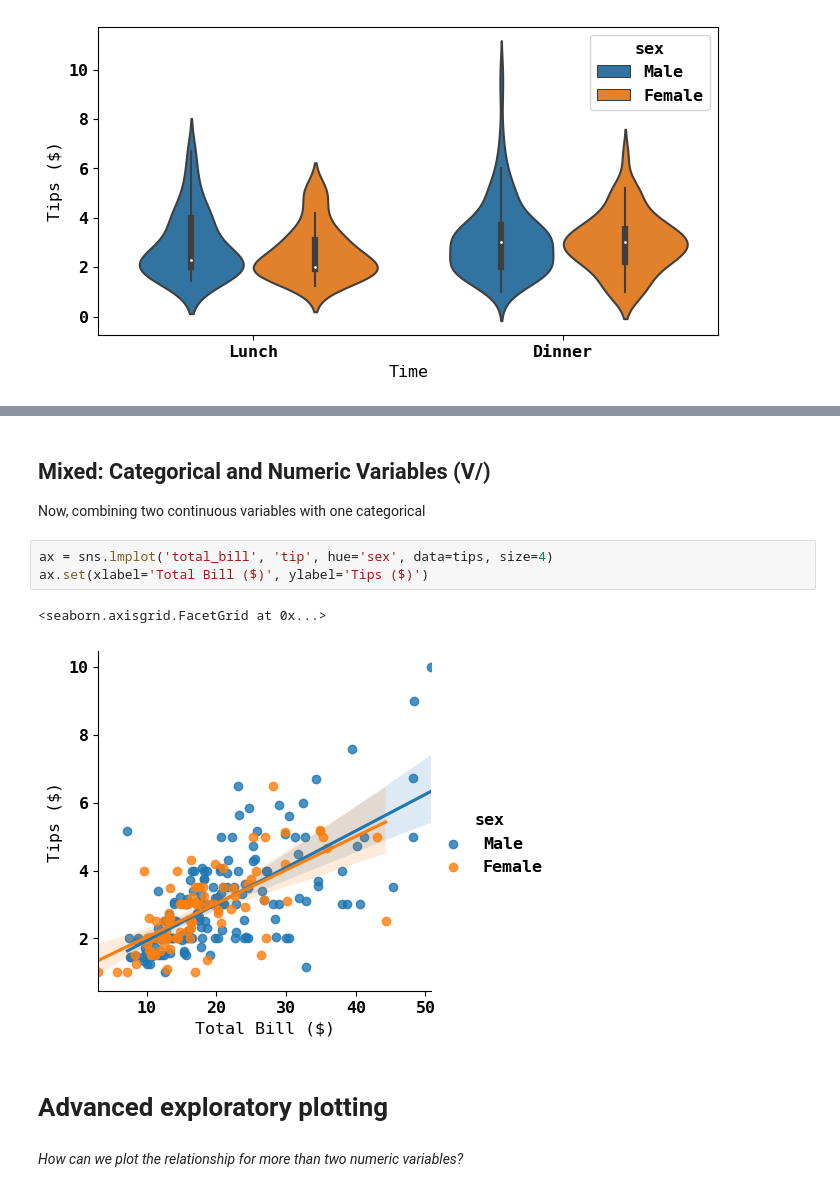
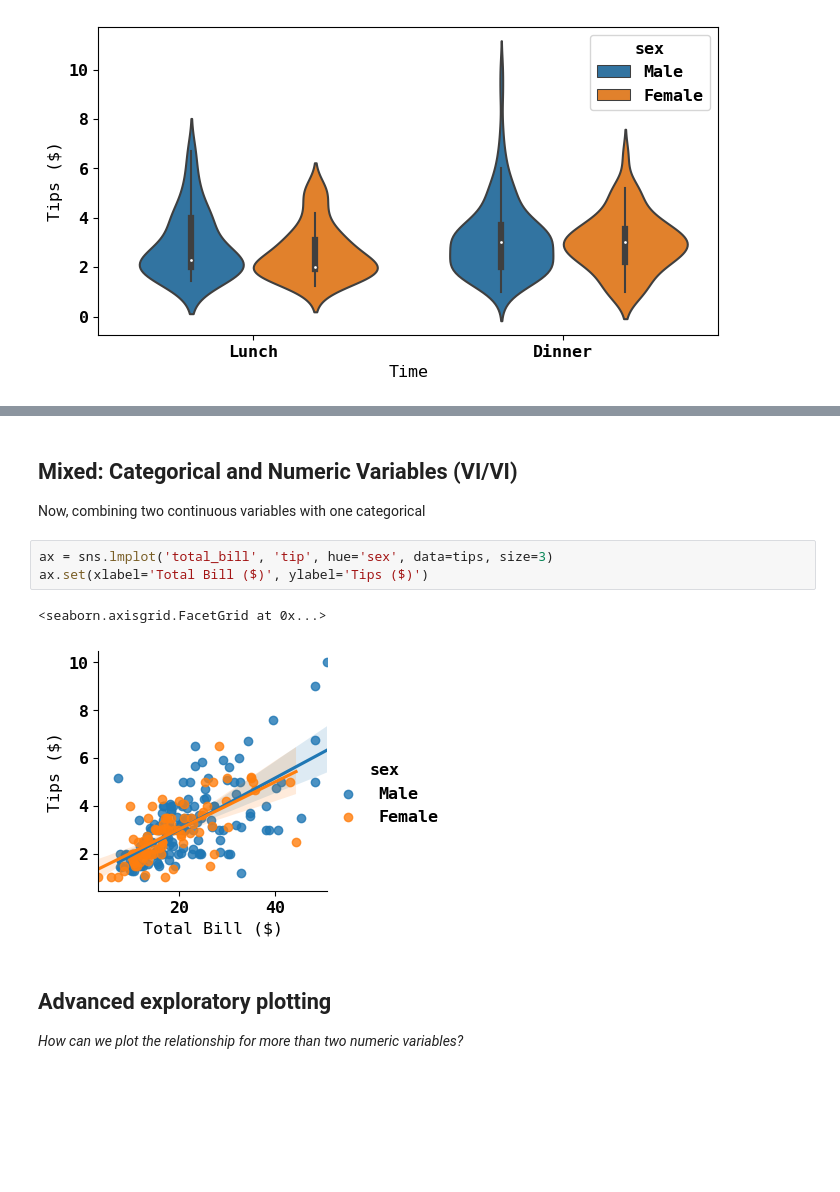
Before and after one commit to joachimkrasmussen/ISDS, a Jupyter notebook: session_3/module_3_slides.ipynb, the cells around one changed output, grey strips where cells are left out. Drawn from its saved outputs; the diff is of its cells as text; blank space fills up the shorter version.

```diff
--- a/session_3/module_3_slides.ipynb
+++ b/session_3/module_3_slides.ipynb
@@ -531,15 +534,15 @@ ax.set(xlabel='Time', ylabel='Tips ($)')
 # %% [markdown]
-## Mixed: Categorical and Numeric Variables (V/)
+## Mixed: Categorical and Numeric Variables (VI/VI)
 
 Now, combining two continuous variables with one categorical
 # %%
-ax = sns.lmplot('total_bill', 'tip', hue='sex', data=tips, size=4)
+ax = sns.lmplot('total_bill', 'tip', hue='sex', data=tips, size=3)
 ax.set(xlabel='Total Bill ($)', ylabel='Tips ($)')
 # %% [output]
 <seaborn.axisgrid.FacetGrid at 0x...>
-[figure, old version]
+[figure, new version]
-# %% [markdown]
-# Advanced exploratory plotting
 # %% [markdown]
+## Advanced exploratory plotting
+
 *How can we plot the relationship for more than two numeric variables?*
 # %%
```
Also changed, not shown: parts of 45 cells of this notebook, 2 other files.
